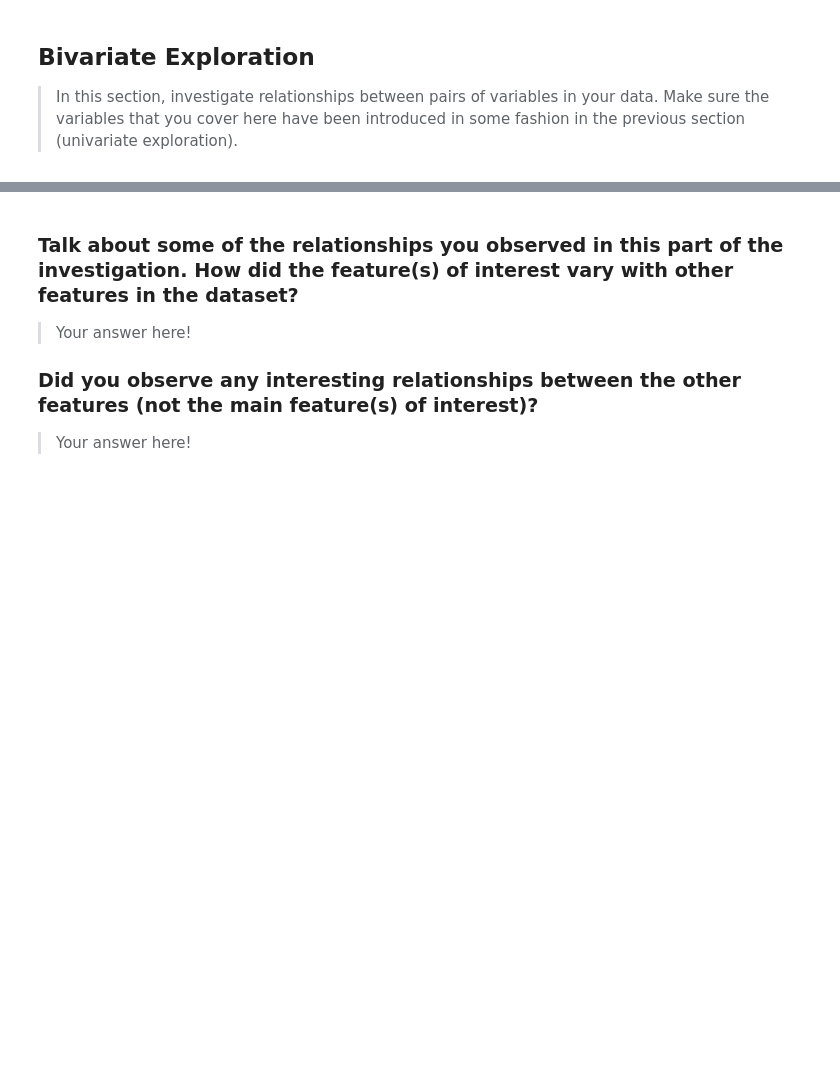
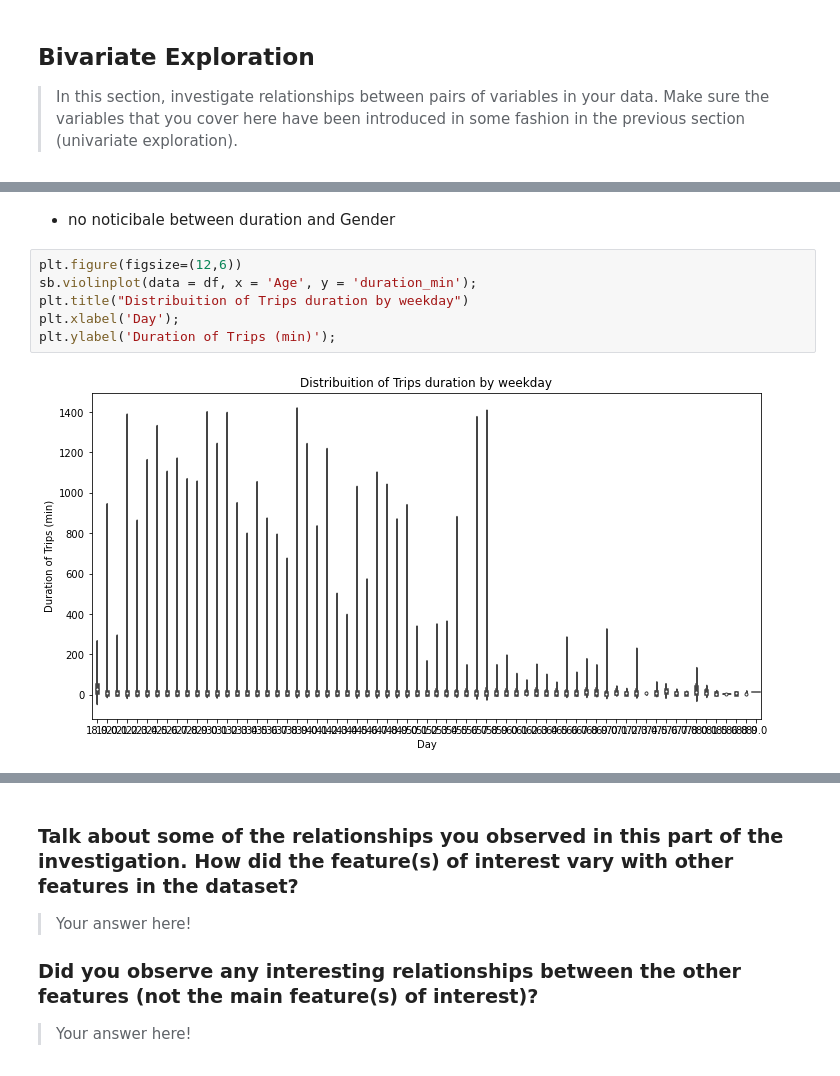
Before and after one commit to Theabdelkader/Communicate-Data-Findings-Ford-GoBike-System, a Jupyter notebook: exploration_template.ipynb, the cells around one changed output, grey strips where cells are left out. Cells and saved outputs as stored; diff of their text form; blank space fills up the shorter version.

```diff
--- a/exploration_template.ipynb
+++ b/exploration_template.ipynb
@@ -509,0 +520,10 @@ fashion in the previous section (univariate exploration).
+# %% [markdown]
+- no noticibale between duration and Gender
+# %%
+plt.figure(figsize=(12,6))
+sb.violinplot(data = df, x = 'Age', y = 'duration_min');
+plt.title("Distribuition of Trips duration by weekday")
+plt.xlabel('Day');
+plt.ylabel('Duration of Trips (min)');
+# %% [output]
+[figure, added]
```
Also changed, not shown: parts of 4 cells of this notebook.
